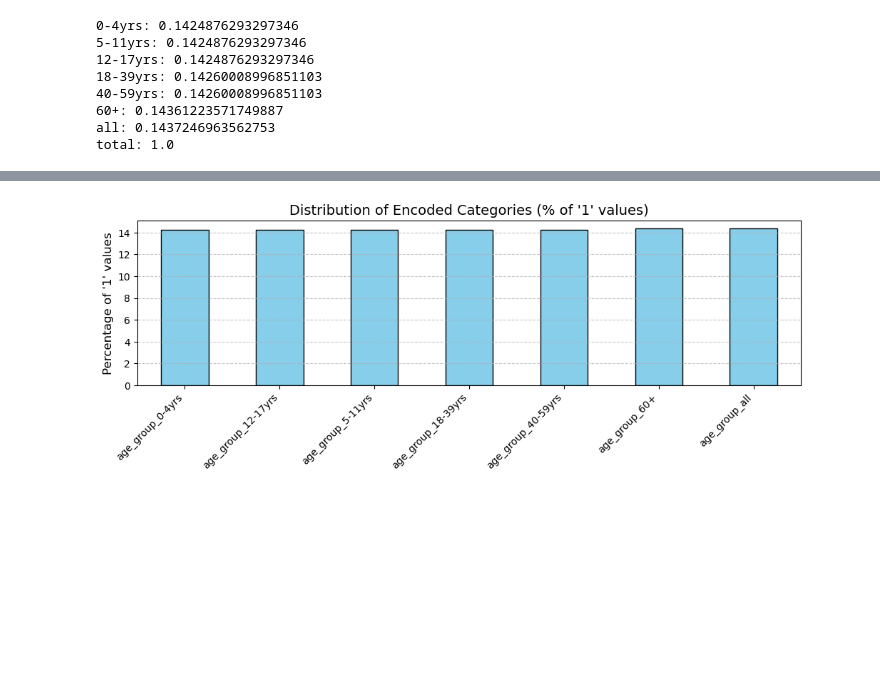
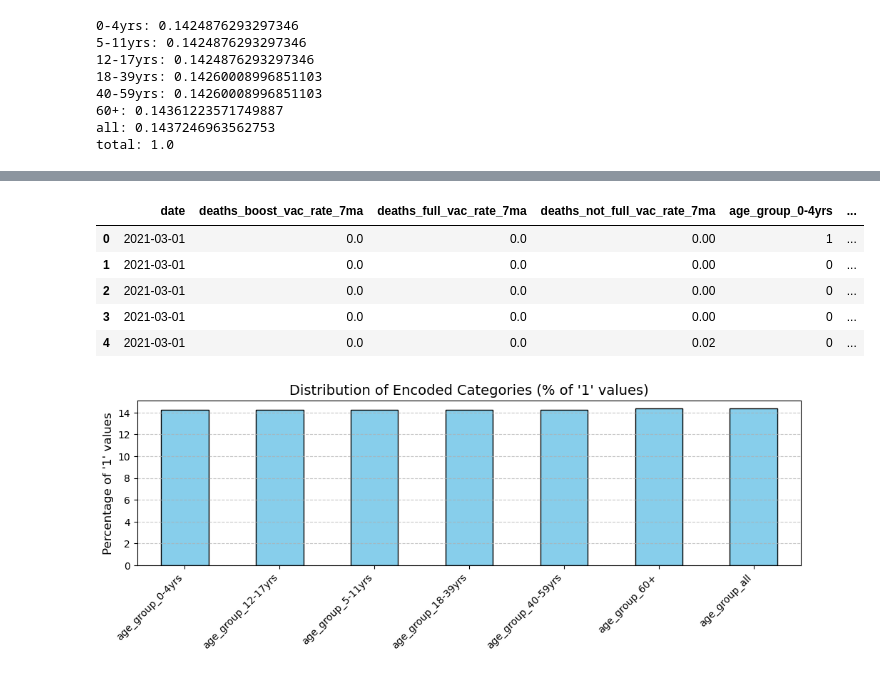
Before and after one commit to JUNJINCH/Business_Intelligence_Project, a Jupyter notebook: Deaths Involving COVID-19 by Vaccination Status Dataset Cleaning.ipynb, the cells around one changed output, grey strips where cells are left out. Cells and saved outputs as stored; diff of their text form; code cells hidden in the pictures; blank space fills up the shorter version.

```diff
--- a/Deaths Involving COVID-19 by Vaccination Status Dataset Cleaning.ipynb
+++ b/Deaths Involving COVID-19 by Vaccination Status Dataset Cleaning.ipynb
@@ -311,3 +365,12 @@ df.describe(include="all")
+# %%
+df.head()
+# %% [output]
+|  | date | deaths_boost_vac_rate_7ma | deaths_full_vac_rate_7ma | deaths_not_full_vac_rate_7ma | age_group_0-4yrs | ... |
+| 0 | 2021-03-01 | 0.0 | 0.0 | 0.00 | 1 | ... |
+| 1 | 2021-03-01 | 0.0 | 0.0 | 0.00 | 0 | ... |
+| 2 | 2021-03-01 | 0.0 | 0.0 | 0.00 | 0 | ... |
+| 3 | 2021-03-01 | 0.0 | 0.0 | 0.00 | 0 | ... |
+| 4 | 2021-03-01 | 0.0 | 0.0 | 0.02 | 0 | ... |
 # %%
 # import library for visualizing
 import matplotlib.pyplot as plt
```
Also changed, not shown: parts of 5 cells of this notebook, 2 other files.
